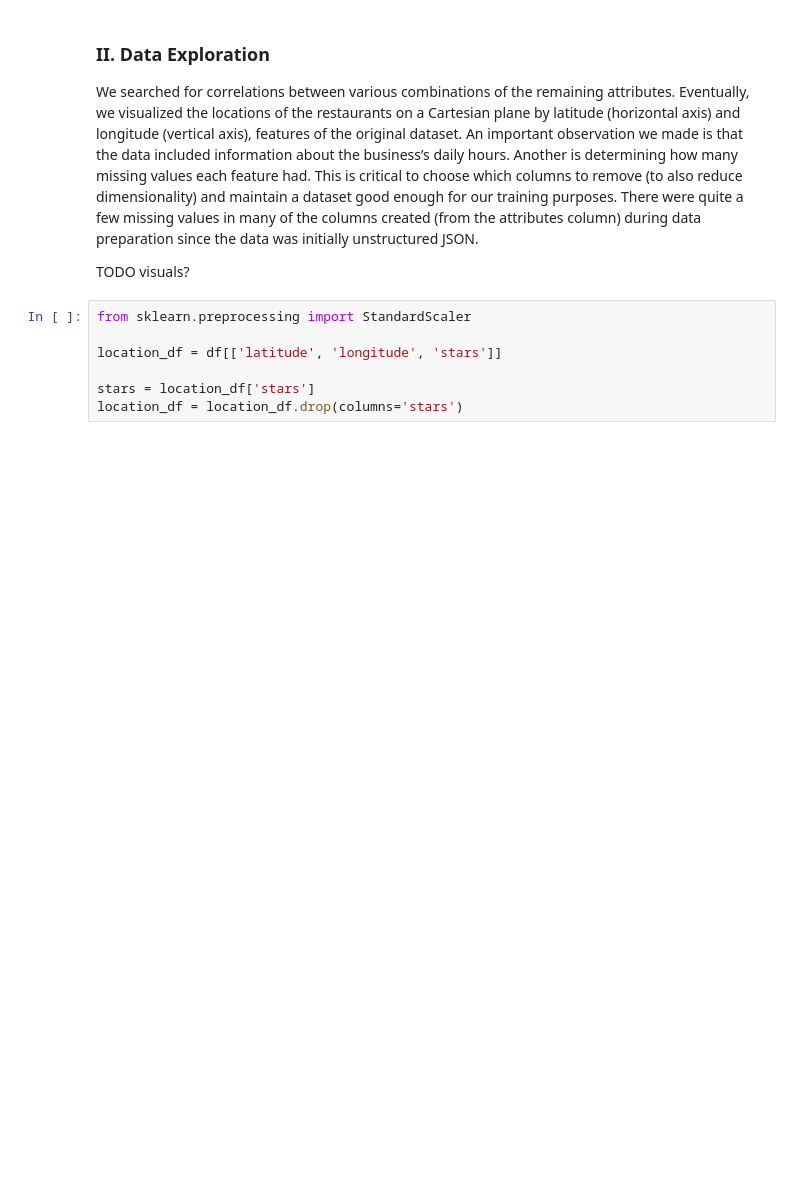
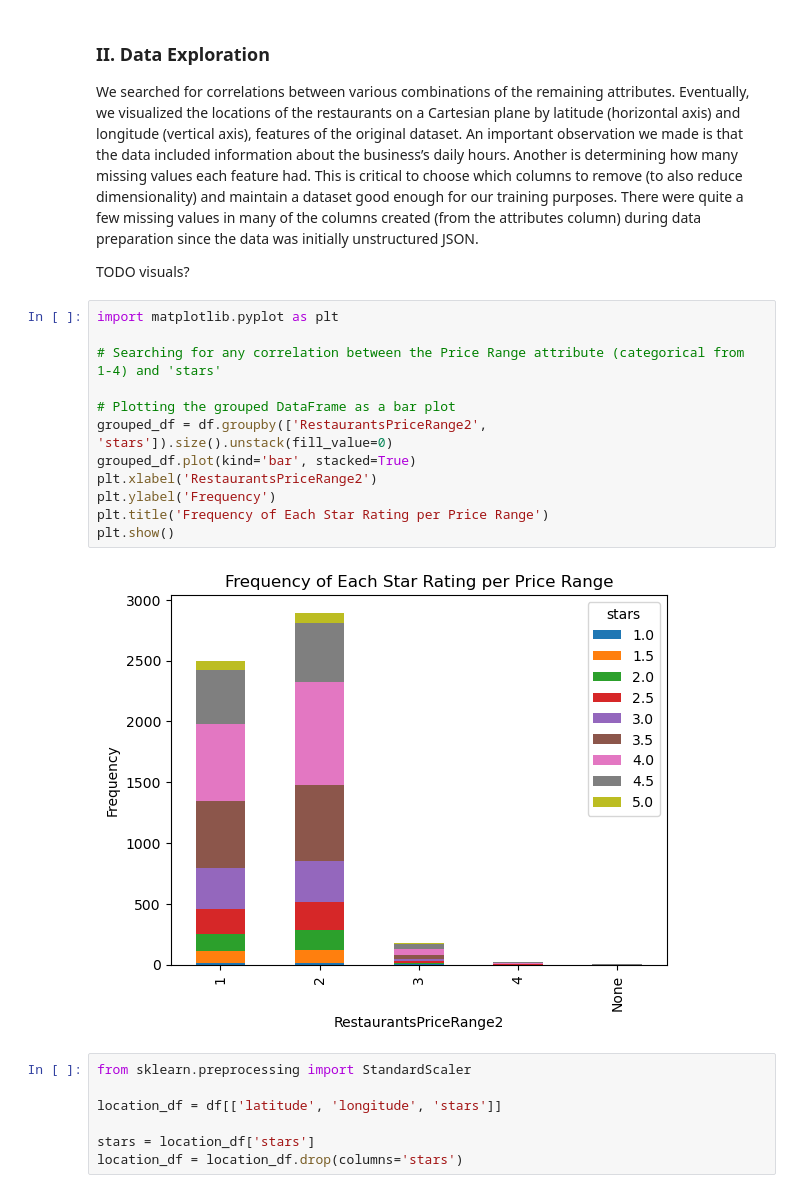
Before and after one commit to siddhi-bansal/ml-final-project, a Jupyter notebook: submission.ipynb, the cells around one changed output. Drawn from its saved outputs; the diff is of its cells as text; blank space fills up the shorter version.

Commit message:
added restaurants price visual

```diff
--- a/submission.ipynb
+++ b/submission.ipynb
@@ -56,6 +56,20 @@ df = df.drop(columns=['attributes', 'hours'])
 We searched for correlations between various combinations of the remaining attributes. Eventually, we visualized the locations of the restaurants on a Cartesian plane by latitude (horizontal axis) and longitude (vertical axis), features of the original dataset. An important observation we made is that the data included information about the business’s daily hours. Another is determining how many missing values each feature had. This is critical to choose which columns to remove (to also reduce dimensionality) and maintain a dataset good enough for our training purposes. There were quite a few missing values in many of the columns created (from the attributes column) during data preparation since the data was initially unstructured JSON.
 
 TODO visuals?
+# %%
+import matplotlib.pyplot as plt
+
+# Searching for any correlation between the Price Range attribute (categorical from 1-4) and 'stars'
+
+# Plotting the grouped DataFrame as a bar plot
+grouped_df = df.groupby(['RestaurantsPriceRange2', 'stars']).size().unstack(fill_value=0)
+grouped_df.plot(kind='bar', stacked=True)
+plt.xlabel('RestaurantsPriceRange2')
+plt.ylabel('Frequency')
+plt.title('Frequency of Each Star Rating per Price Range')
+plt.show()
+# %% [output]
+[figure, added]
 # %%
 from sklearn.preprocessing import StandardScaler
 
```
